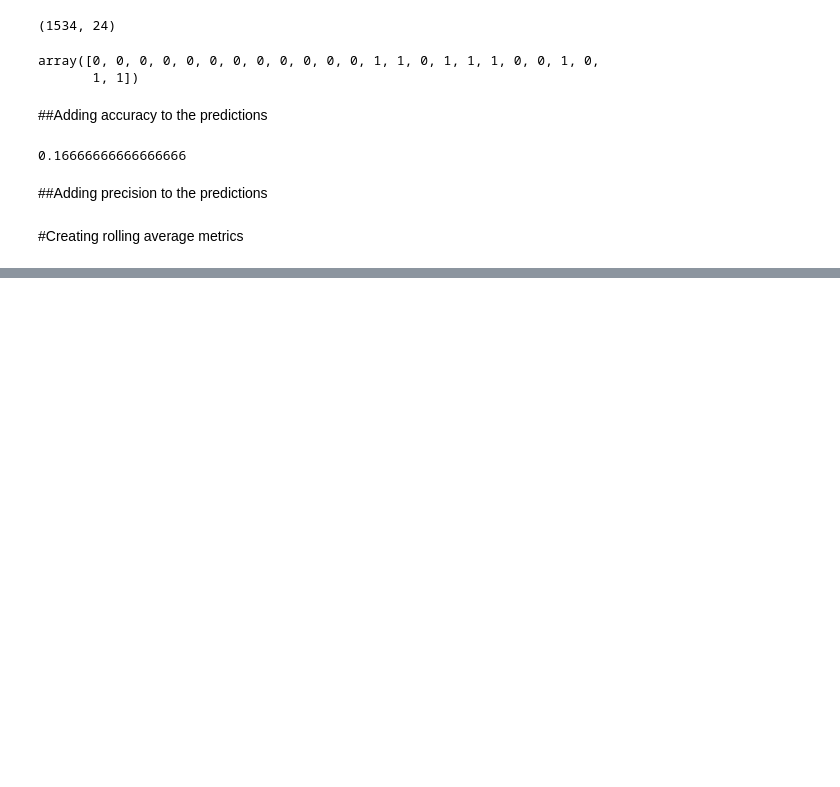
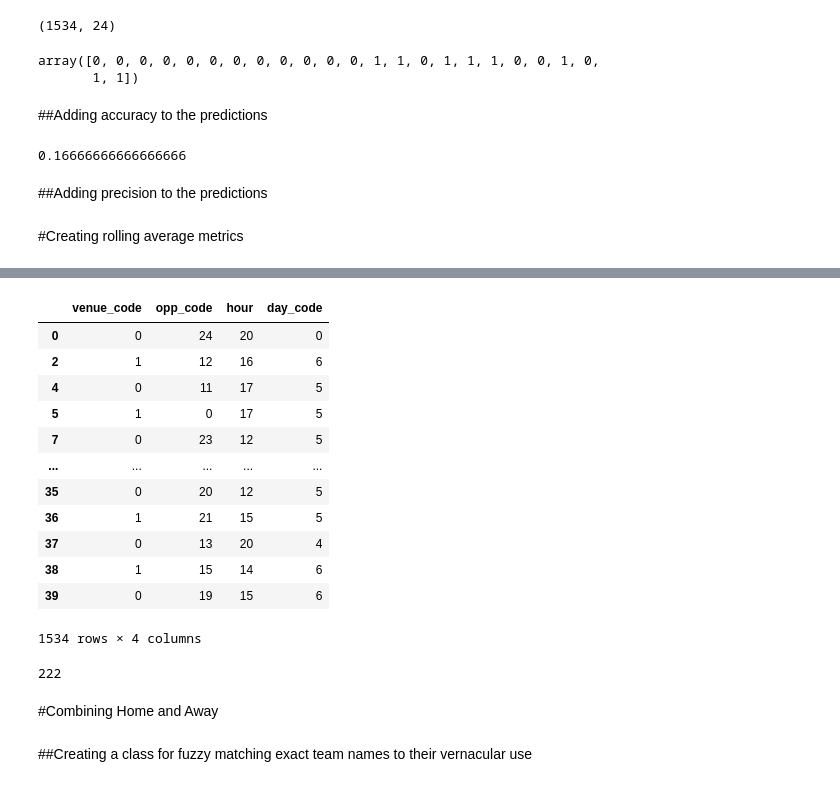
Before and after one commit to bbqgonewrong/FootyAnalytics, a Jupyter notebook: premier_league_predictions_v2.ipynb, the cells around one changed output, grey strips where cells are left out. Saved outputs shown, nothing was run; the diff lists cells and outputs as text; code cells hidden in the pictures; blank space fills up the shorter version.

```diff
--- a/premier_league_predictions_v2.ipynb
+++ b/premier_league_predictions_v2.ipynb
@@ -203,0 +251,16 @@ grouped_matches = matches.groupby('team')
+# %%
+train[predictors]
+# %% [output]
+|  | venue_code | opp_code | hour | day_code |
+| 0 | 0 | 24 | 20 | 0 |
+| 2 | 1 | 12 | 16 | 6 |
+| 4 | 0 | 11 | 17 | 5 |
+| 5 | 1 | 0 | 17 | 5 |
+| 7 | 0 | 23 | 12 | 5 |
+| ... | ... | ... | ... | ... |
+| 35 | 0 | 20 | 12 | 5 |
+| 36 | 1 | 21 | 15 | 5 |
+| 37 | 0 | 13 | 20 | 4 |
+| 38 | 1 | 15 | 14 | 6 |
+| 39 | 0 | 19 | 15 | 6 |
+1534 rows × 4 columns
@@ -203,0 +271,8 @@ grouped_matches = matches.groupby('team')
+# %%
+len(combined)
+# %% [output]
+222
+# %% [markdown]
+#Combining Home and Away
+# %% [markdown]
+##Creating a class for fuzzy matching exact team names to their vernacular use
```
Also changed, not shown: parts of 24 cells of this notebook.
